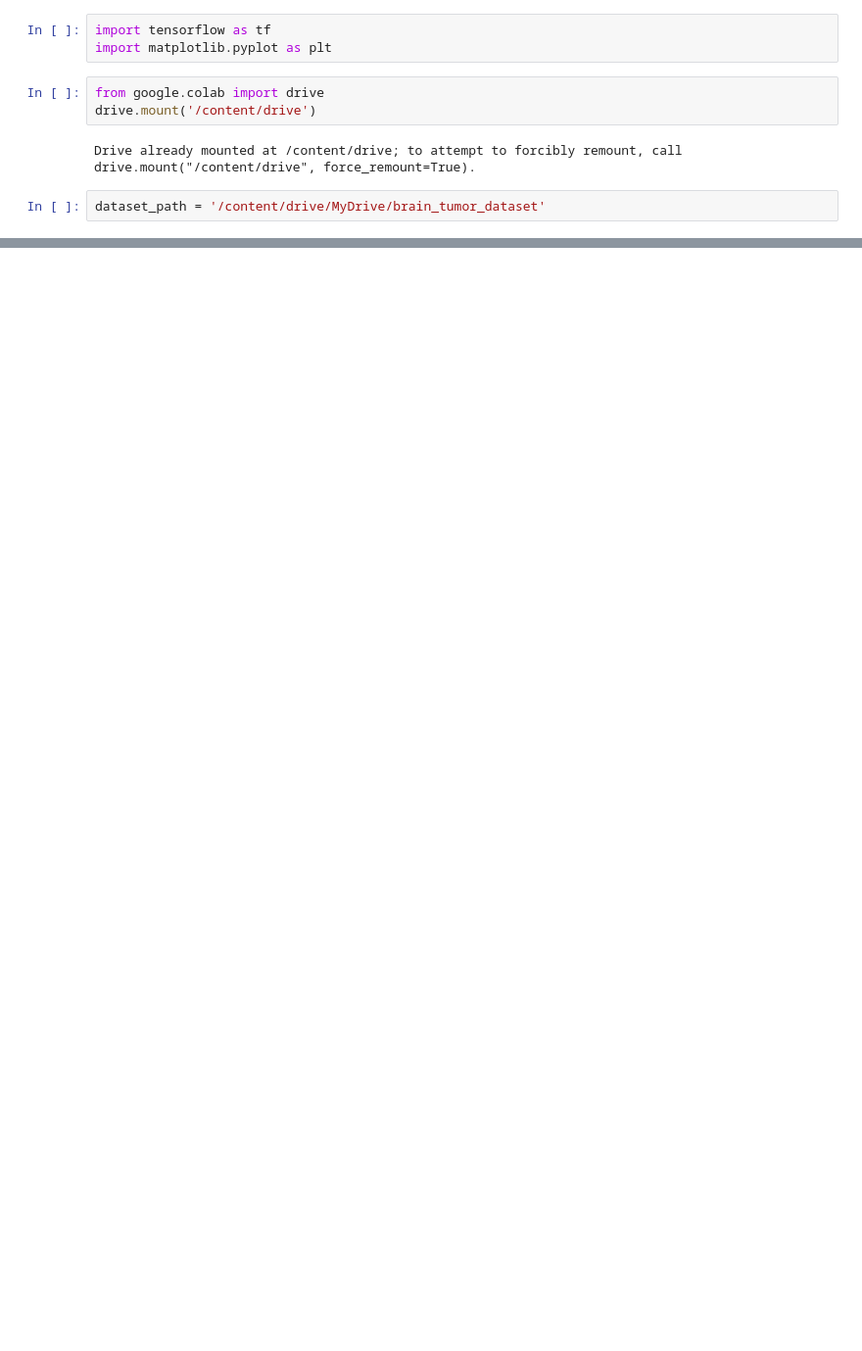
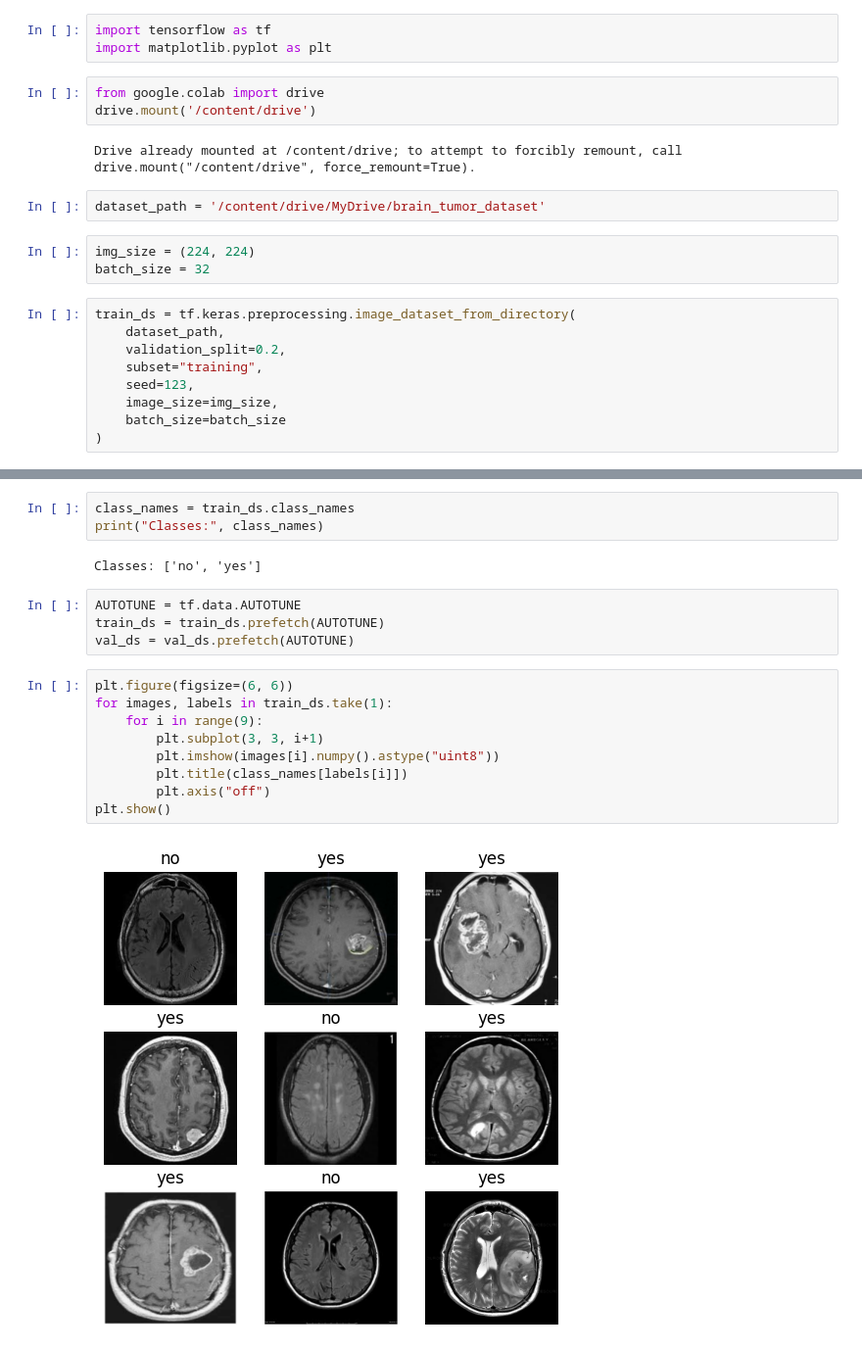
Before and after one commit to srivardhan-kondu/Explainable-Brain-Tumor-Detection-model-using-Masked-Autoencoders-and-Grad-CAM, a Jupyter notebook: Explainable_Brain_Tumor_Detection_model_using_Masked_Autoencoders_and_Grad_CAM.ipynb, the cells around one changed output, grey strips where cells are left out. Shown: that part at 98% size. Cells and saved outputs as stored; diff of their text form; blank space fills up the shorter version.

Commit message:
data pre-processing

```diff
--- a/Explainable_Brain_Tumor_Detection_model_using_Masked_Autoencoders_and_Grad_CAM.ipynb
+++ b/Explainable_Brain_Tumor_Detection_model_using_Masked_Autoencoders_and_Grad_CAM.ipynb
@@ -10,3 +10,15 @@ drive.mount('/content/drive')
 Drive already mounted at /content/drive; to attempt to forcibly remount, call drive.mount("/content/drive", force_remount=True).
 # %%
 dataset_path = '/content/drive/MyDrive/brain_tumor_dataset'
+# %%
+img_size = (224, 224)
+batch_size = 32
+# %%
+train_ds = tf.keras.preprocessing.image_dataset_from_directory(
+    dataset_path,
+    validation_split=0.2,
+    subset="training",
+    seed=123,
+    image_size=img_size,
+    batch_size=batch_size
+)
@@ -12,0 +40,20 @@ dataset_path = '/content/drive/MyDrive/brain_tumor_dataset'
+# %%
+class_names = train_ds.class_names
+print("Classes:", class_names)
+# %% [output]
+Classes: ['no', 'yes']
+# %%
+AUTOTUNE = tf.data.AUTOTUNE
+train_ds = train_ds.prefetch(AUTOTUNE)
+val_ds = val_ds.prefetch(AUTOTUNE)
+# %%
+plt.figure(figsize=(6, 6))
+for images, labels in train_ds.take(1):
+    for i in range(9):
+        plt.subplot(3, 3, i+1)
+        plt.imshow(images[i].numpy().astype("uint8"))
+        plt.title(class_names[labels[i]])
+        plt.axis("off")
+plt.show()
+# %% [output]
+[figure, added]
```
Also changed, not shown: parts of 2 cells of this notebook.
